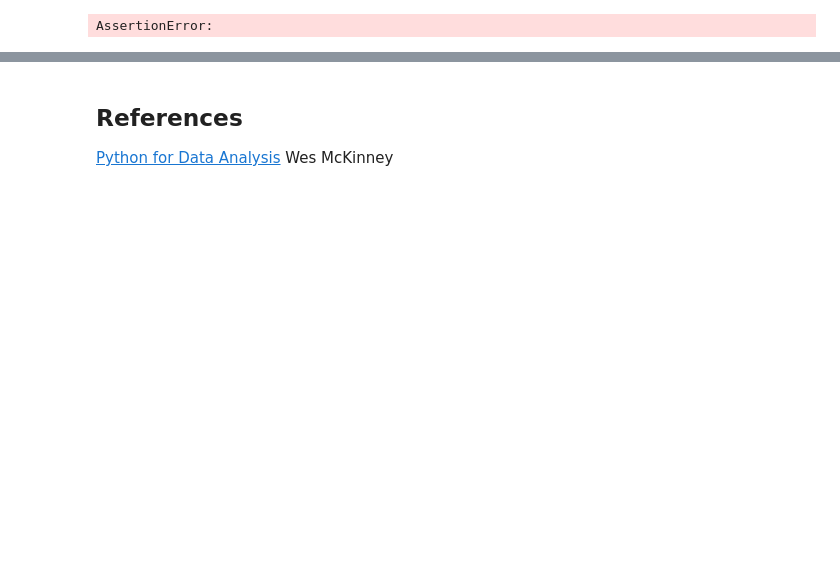
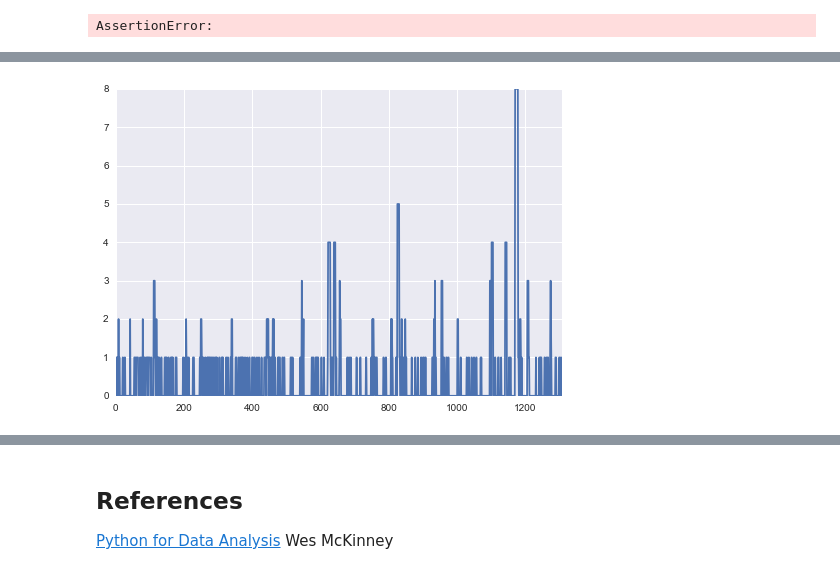
Before and after one commit to sorooshafiee/ADA-SAF, a Jupyter notebook: 01 - Pandas and Data Wrangling/Data Wrangling with Pandas.ipynb, the cells around one changed output, grey strips where cells are left out. Drawn from its saved outputs; the diff is of its cells as text; code cells hidden in the pictures; blank space fills up the shorter version.

```diff
--- a/01 - Pandas and Data Wrangling/Data Wrangling with Pandas.ipynb
+++ b/01 - Pandas and Data Wrangling/Data Wrangling with Pandas.ipynb
@@ -751,0 +1756,7 @@ titanic.head(10)
+# %%
+# sibsp:
+titanic.sibsp.plot()
+assert not titanic.sibsp.isnull().any()
+# sibsp is fine
+# %% [output]
+[figure, added]
```
Also changed, not shown: parts of 128 cells of this notebook, 2 other files.
